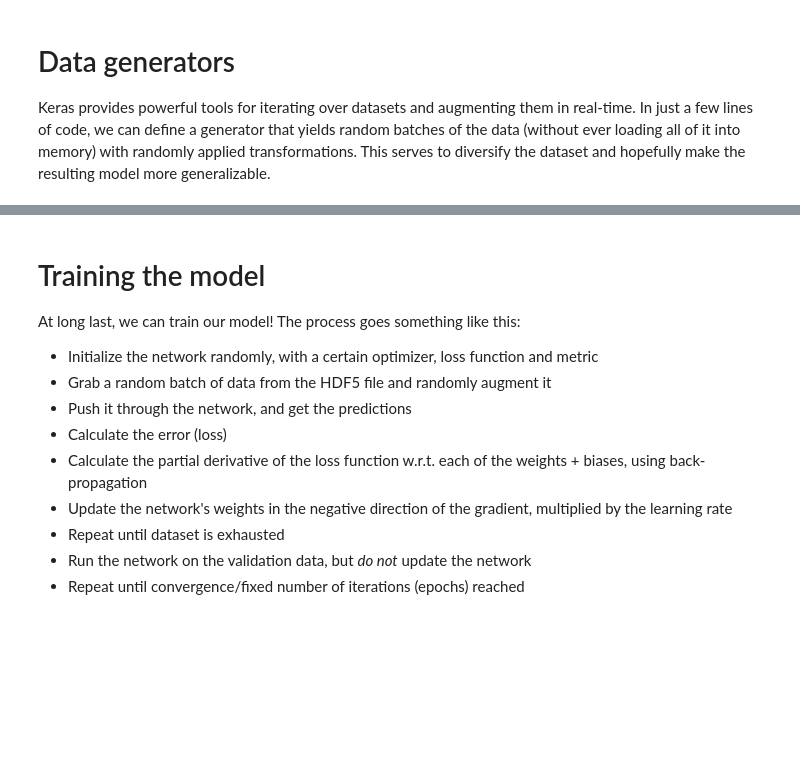
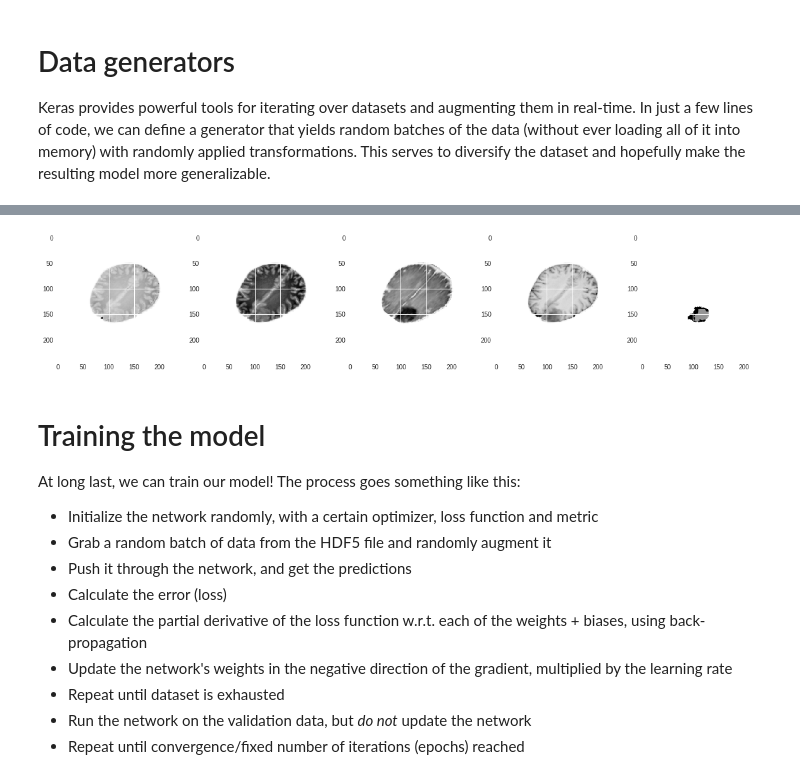
Before and after one commit to QTIM-Lab/qtim_Tutorials, a Jupyter notebook: tutorial_6/segmentation_network.ipynb, the cells around one changed output, grey strips where cells are left out. Cells and saved outputs as stored; diff of their text form; code cells hidden in the pictures; blank space fills up the shorter version.

```diff
--- a/tutorial_6/segmentation_network.ipynb
+++ b/tutorial_6/segmentation_network.ipynb
@@ -303,29 +358,45 @@ import os
 from keras.preprocessing.image import ImageDataGenerator
 from keras.utils.io_utils import HDF5Matrix
 seed = 0
+batch_size = 16
 
 data_gen_args = dict(
     width_shift_range=0.05,
     height_shift_range=0.05,
     zoom_range=0.2,
-    channel_shift_range=0.005,
     horizontal_flip=True,
-    vertical_flip=True
+    vertical_flip=True,
+    rotation_range=90
 )
 
-print(os.getcwd())
+X_train = HDF5Matrix('training_segmentation_nonorm.h5', 'train')
+Y_train = HDF5Matrix('training_segmentation_nonorm.h5', 'labels')
 
-# Generator for the training data
-train_datagen = ImageDataGenerator(**data_gen_args)
-X_train = HDF5Matrix('/content/drive/Deep_Learning_Class/training.h5', 'train')
-y_train = HDF5Matrix('/content/drive/Deep_Learning_Class/training.h5', 'labels')
-train_generator = train_datagen.flow(X_train, y_train, seed=0, batch_size=16)
+X_datagen = ImageDataGenerator(**data_gen_args)
+X_generator = X_datagen.flow(X_train, seed=seed, batch_size=batch_size, shuffle=False)
 
-# Generator for the validation data
-val_datagen = ImageDataGenerator()  # no augmentation! why?
-X_val = HDF5Matrix('/content/drive/Deep_Learning_Class/validation.h5', 'train')
-y_val = HDF5Matrix('/content/drive/Deep_Learning_Class/validation.h5', 'labels')
-val_generator = val_datagen.flow(X_val, y_val, seed=0, batch_size=1)
+Y_datagen = ImageDataGenerator(**data_gen_args)
+Y_generator = Y_datagen.flow(Y_train, seed=seed, batch_size=batch_size, shuffle=False)
+# %%
+import matplotlib.pyplot as plt
+
+X_batch = next(X_generator)
+Y_batch = next(Y_generator)
+
+plt.figure(figsize=(20,10))
+plt.subplot(151)
+plt.imshow(X_batch[0, :, :, 0])
+plt.subplot(152)
+plt.imshow(X_batch[0, :, :, 1])
+plt.subplot(153)
+plt.imshow(X_batch[0, :, :, 2])
+plt.subplot(154)
+plt.imshow(X_batch[0, :, :, 3])
+plt.subplot(155)
+plt.imshow(Y_batch[0, :, :, 0])
+plt.show()
+# %% [output]
+[figure, added]
 # %% [markdown]
 # Training the model
 
```
Also changed, not shown: parts of 13 cells of this notebook.
